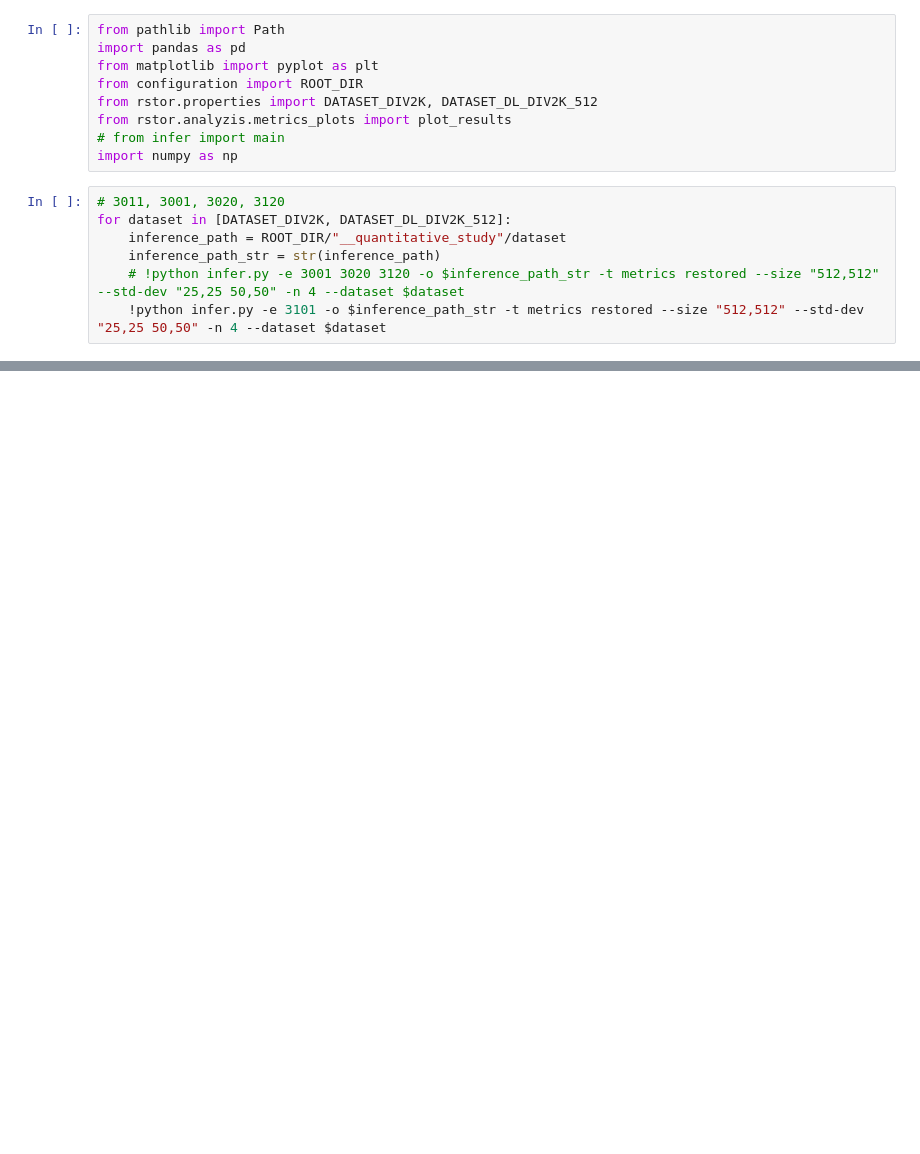
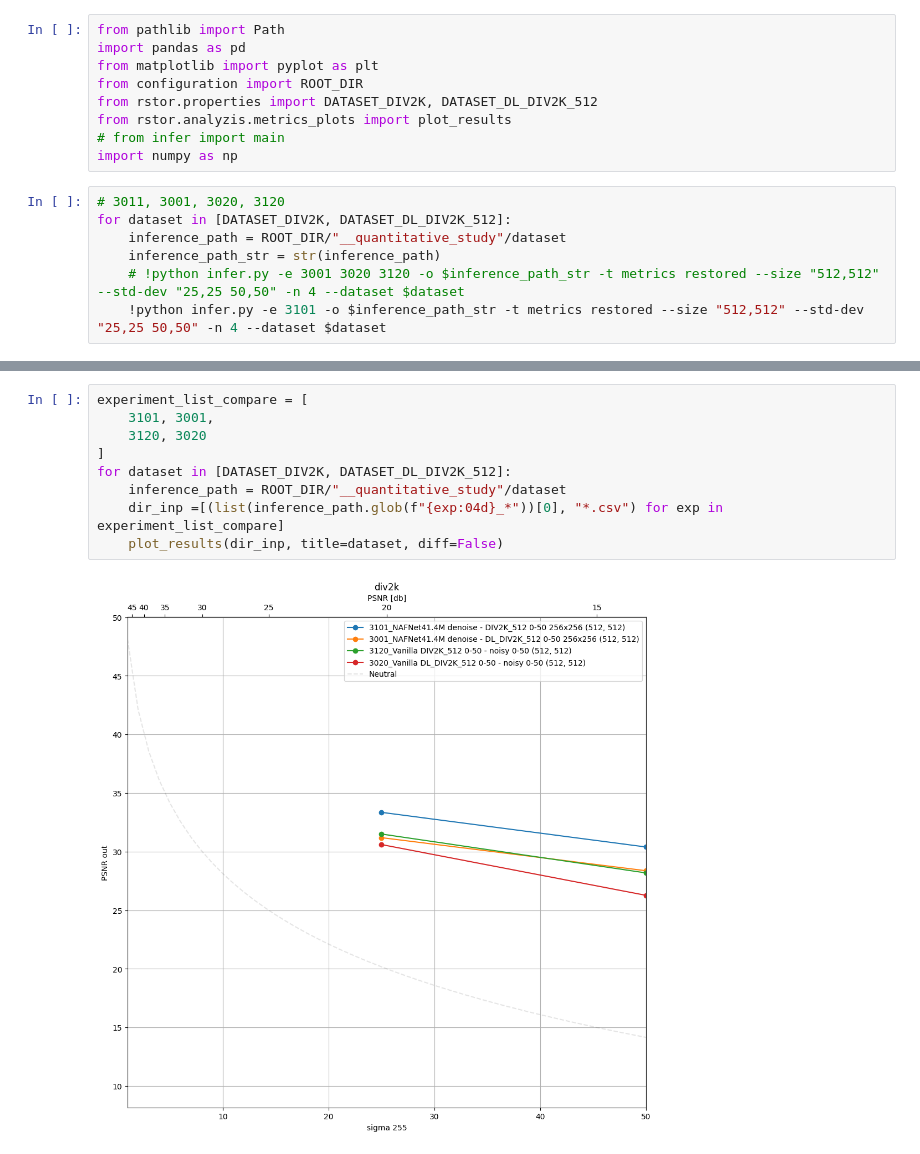
Before and after one commit to balthazarneveu/blind-deblurring-from-synthetic-data, a Jupyter notebook: scripts/quantitative_results.ipynb, the cells around one changed output, grey strips where cells are left out. Saved outputs shown, nothing was run; the diff lists cells and outputs as text; blank space fills up the shorter version.

```diff
--- a/scripts/quantitative_results.ipynb
+++ b/scripts/quantitative_results.ipynb
@@ -40,0 +24,11 @@ IndexError: invalid index of a 0-dim tensor. Use `tensor.item()` in Python or `t
+# %%
+experiment_list_compare = [
+    3101, 3001,
+    3120, 3020
+]
+for dataset in [DATASET_DIV2K, DATASET_DL_DIV2K_512]:
+    inference_path = ROOT_DIR/"__quantitative_study"/dataset
+    dir_inp =[(list(inference_path.glob(f"{exp:04d}_*"))[0], "*.csv") for exp in experiment_list_compare]
+    plot_results(dir_inp, title=dataset, diff=False)
+# %% [output]
+[figure, added]
```
Also changed, not shown: parts of 2 cells of this notebook.
